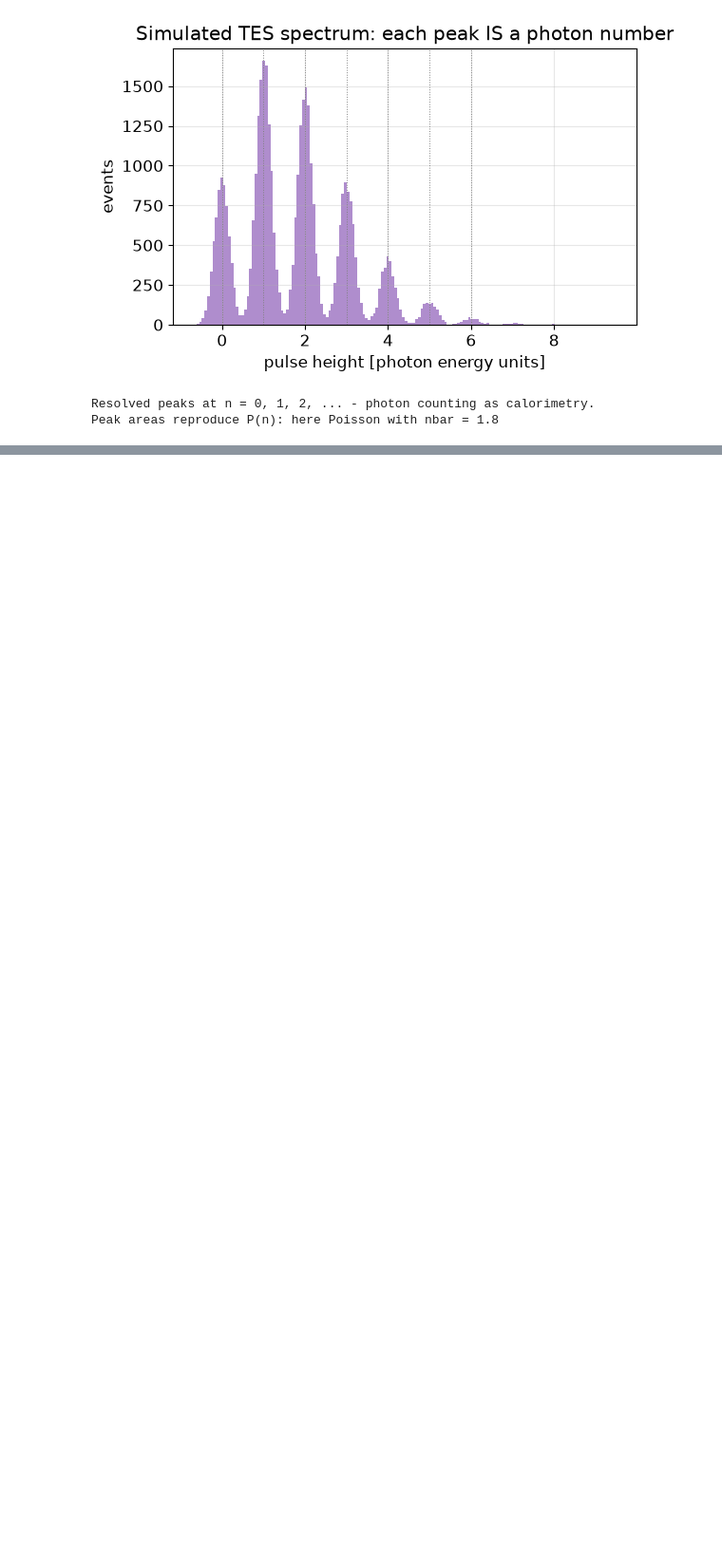
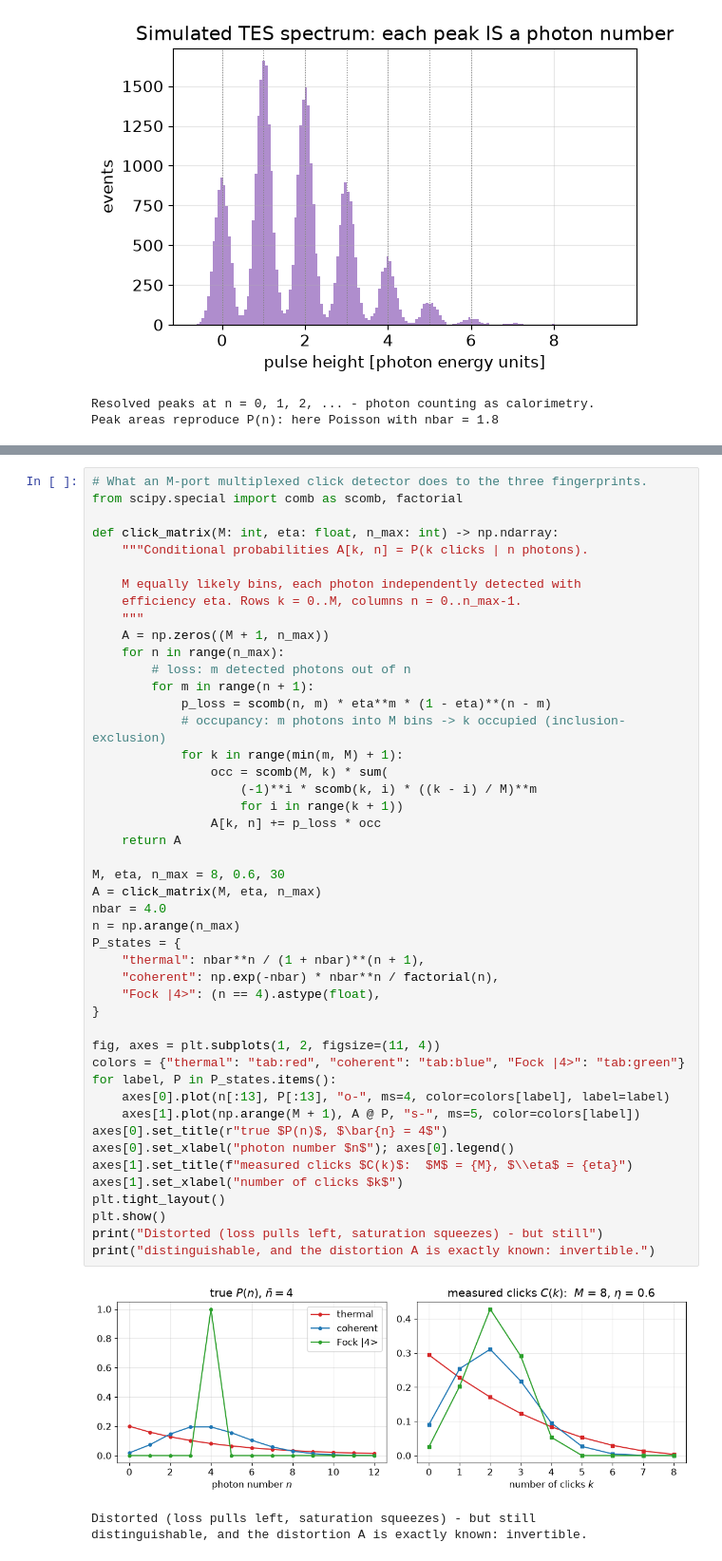
Before and after one commit to laserlab/CountingPhotons, a Jupyter notebook: lectures/03_Correlations_Generation_Detection.ipynb, the cells around one changed output, grey strips where cells are left out. Shown at 95% size. Saved outputs shown, nothing was run; the diff lists cells and outputs as text; blank space fills up the shorter version.

```diff
--- a/lectures/03_Correlations_Generation_Detection.ipynb
+++ b/lectures/03_Correlations_Generation_Detection.ipynb
@@ -250 +270,51 @@ Peak areas reproduce P(n): here Poisson with nbar = 1.8
+# %%
+# What an M-port multiplexed click detector does to the three fingerprints.
+from scipy.special import comb as scomb, factorial
+
+def click_matrix(M: int, eta: float, n_max: int) -> np.ndarray:
+    """Conditional probabilities A[k, n] = P(k clicks | n photons).
+
+    M equally likely bins, each photon independently detected with
+    efficiency eta. Rows k = 0..M, columns n = 0..n_max-1.
+    """
+    A = np.zeros((M + 1, n_max))
+    for n in range(n_max):
+        # loss: m detected photons out of n
+        for m in range(n + 1):
+            p_loss = scomb(n, m) * eta**m * (1 - eta)**(n - m)
+            # occupancy: m photons into M bins -> k occupied (inclusion-exclusion)
+            for k in range(min(m, M) + 1):
+                occ = scomb(M, k) * sum(
+                    (-1)**i * scomb(k, i) * ((k - i) / M)**m
+                    for i in range(k + 1))
+                A[k, n] += p_loss * occ
+    return A
+
+M, eta, n_max = 8, 0.6, 30
+A = click_matrix(M, eta, n_max)
+nbar = 4.0
+n = np.arange(n_max)
+P_states = {
+    "thermal": nbar**n / (1 + nbar)**(n + 1),
+    "coherent": np.exp(-nbar) * nbar**n / factorial(n),
+    "Fock |4>": (n == 4).astype(float),
+}
+
+fig, axes = plt.subplots(1, 2, figsize=(11, 4))
+colors = {"thermal": "tab:red", "coherent": "tab:blue", "Fock |4>": "tab:green"}
+for label, P in P_states.items():
+    axes[0].plot(n[:13], P[:13], "o-", ms=4, color=colors[label], label=label)
+    axes[1].plot(np.arange(M + 1), A @ P, "s-", ms=5, color=colors[label])
+axes[0].set_title(r"true $P(n)$, $\bar{n} = 4$")
+axes[0].set_xlabel("photon number $n$"); axes[0].legend()
+axes[1].set_title(f"measured clicks $C(k)$:  $M$ = {M}, $\\eta$ = {eta}")
+axes[1].set_xlabel("number of clicks $k$")
+plt.tight_layout()
+plt.show()
+print("Distorted (loss pulls left, saturation squeezes) - but still")
+print("distinguishable, and the distortion A is exactly known: invertible.")
+# %% [output]
+[figure, added]
+Distorted (loss pulls left, saturation squeezes) - but still
+distinguishable, and the distortion A is exactly known: invertible.
 # %% [markdown]
```
Also changed, not shown: parts of 2 cells of this notebook, 3 other files.
